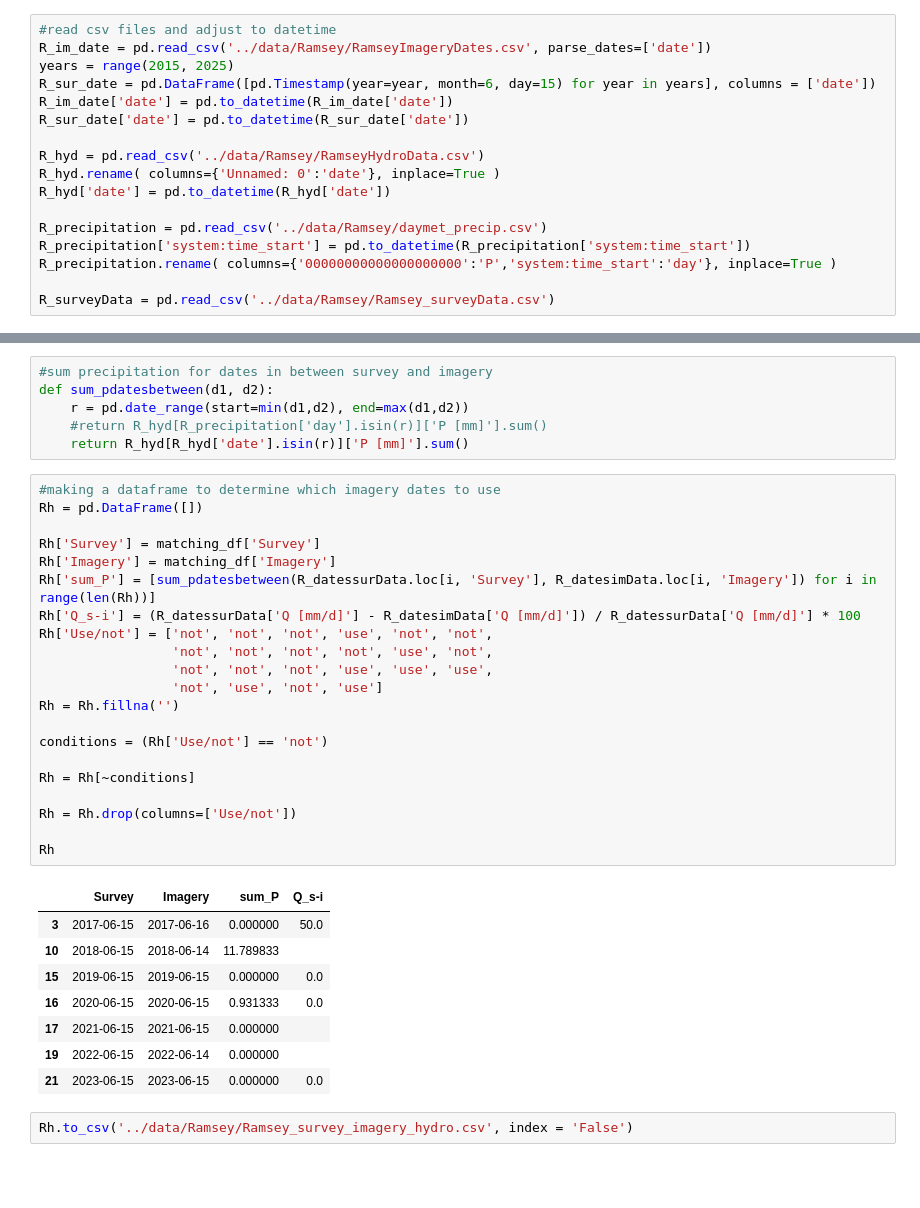
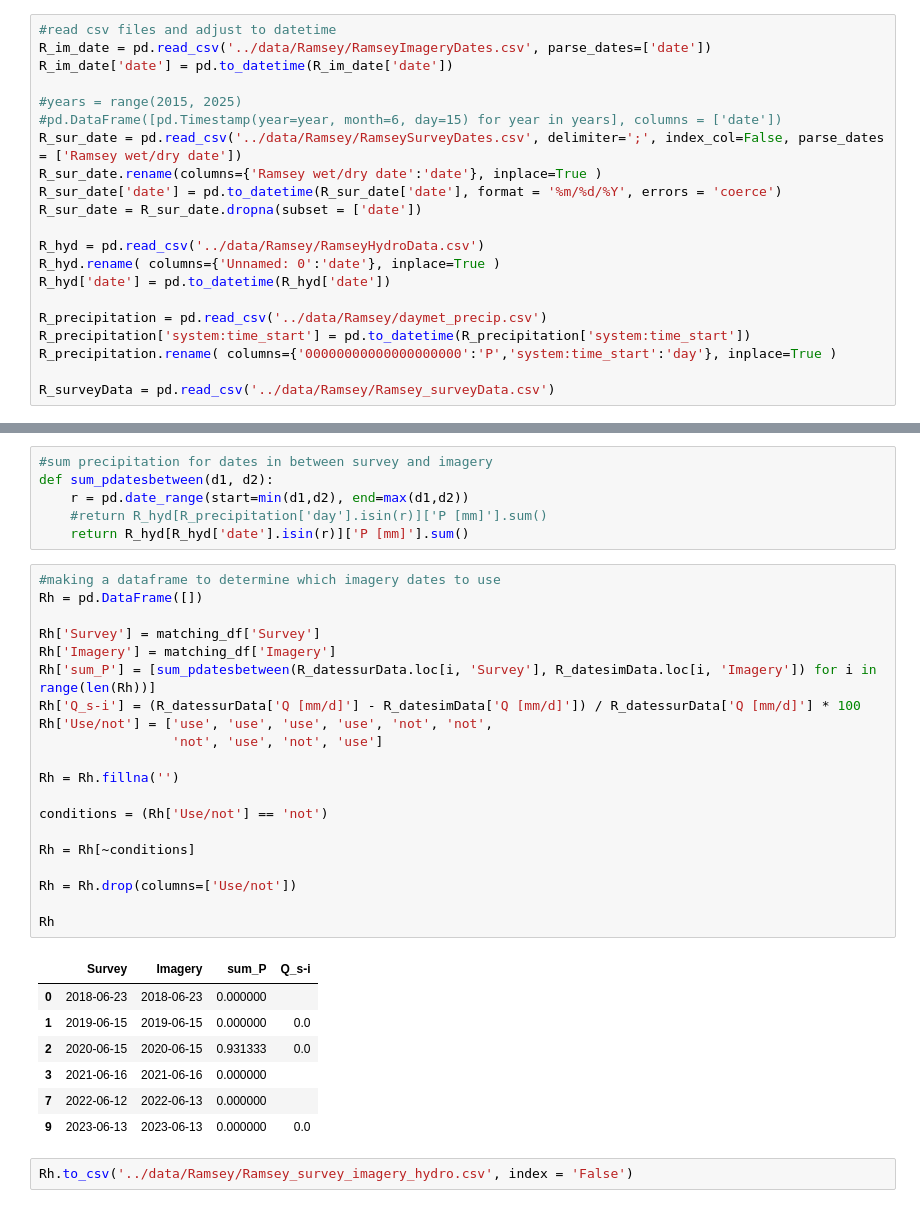
Before and after one commit to lapidesd/SanPedro_wetdry_pilot, a Jupyter notebook: code/Ramsey_survey_imagery.ipynb, the cells around one changed output, grey strips where cells are left out. Cells and saved outputs as stored; diff of their text form; blank space fills up the shorter version.

```diff
--- a/code/Ramsey_survey_imagery.ipynb
+++ b/code/Ramsey_survey_imagery.ipynb
@@ -9,10 +9,14 @@ from shapely import wkt
 # %%
 #read csv files and adjust to datetime
 R_im_date = pd.read_csv('../data/Ramsey/RamseyImageryDates.csv', parse_dates=['date'])
-years = range(2015, 2025)
-R_sur_date = pd.DataFrame([pd.Timestamp(year=year, month=6, day=15) for year in years], columns = ['date'])
 R_im_date['date'] = pd.to_datetime(R_im_date['date'])
-R_sur_date['date'] = pd.to_datetime(R_sur_date['date'])
+
+#years = range(2015, 2025)
+#pd.DataFrame([pd.Timestamp(year=year, month=6, day=15) for year in years], columns = ['date'])
+R_sur_date = pd.read_csv('../data/Ramsey/RamseySurveyDates.csv', delimiter=';', index_col=False, parse_dates = ['Ramsey wet/dry date'])
+R_sur_date.rename(columns={'Ramsey wet/dry date':'date'}, inplace=True )
+R_sur_date['date'] = pd.to_datetime(R_sur_date['date'], format = '%m/%d/%Y', errors = 'coerce')
+R_sur_date = R_sur_date.dropna(subset = ['date'])
 
 R_hyd = pd.read_csv('../data/Ramsey/RamseyHydroData.csv')
 R_hyd.rename( columns={'Unnamed: 0':'date'}, inplace=True )
@@ -77,32 +65,30 @@ def sum_pdatesbetween(d1, d2):
 # %%
 #making a dataframe to determine which imagery dates to use
 Rh = pd.DataFrame([])
 
 Rh['Survey'] = matching_df['Survey']
 Rh['Imagery'] = matching_df['Imagery']
 Rh['sum_P'] = [sum_pdatesbetween(R_datessurData.loc[i, 'Survey'], R_datesimData.loc[i, 'Imagery']) for i in range(len(Rh))]
 Rh['Q_s-i'] = (R_datessurData['Q [mm/d]'] - R_datesimData['Q [mm/d]']) / R_datessurData['Q [mm/d]'] * 100
-Rh['Use/not'] = ['not', 'not', 'not', 'use', 'not', 'not',
-                 'not', 'not', 'not', 'not', 'use', 'not',
-                 'not', 'not', 'not', 'use', 'use', 'use',
+Rh['Use/not'] = ['use', 'use', 'use', 'use', 'not', 'not',
                  'not', 'use', 'not', 'use']
+
 Rh = Rh.fillna('')
 
 conditions = (Rh['Use/not'] == 'not')
 
 Rh = Rh[~conditions]
 
 Rh = Rh.drop(columns=['Use/not'])
 
 Rh
 # %% [output]
 |  | Survey | Imagery | sum_P | Q_s-i |
-| 3 | 2017-06-15 | 2017-06-16 | 0.000000 | 50.0 |
-| 10 | 2018-06-15 | 2018-06-14 | 11.789833 |  |
-| 15 | 2019-06-15 | 2019-06-15 | 0.000000 | 0.0 |
-| 16 | 2020-06-15 | 2020-06-15 | 0.931333 | 0.0 |
-| 17 | 2021-06-15 | 2021-06-15 | 0.000000 |  |
-| 19 | 2022-06-15 | 2022-06-14 | 0.000000 |  |
-| 21 | 2023-06-15 | 2023-06-15 | 0.000000 | 0.0 |
+| 0 | 2018-06-23 | 2018-06-23 | 0.000000 |  |
+| 1 | 2019-06-15 | 2019-06-15 | 0.000000 | 0.0 |
+| 2 | 2020-06-15 | 2020-06-15 | 0.931333 | 0.0 |
+| 3 | 2021-06-16 | 2021-06-16 | 0.000000 |  |
+| 7 | 2022-06-12 | 2022-06-13 | 0.000000 |  |
+| 9 | 2023-06-13 | 2023-06-13 | 0.000000 | 0.0 |
 # %%
 Rh.to_csv('../data/Ramsey/Ramsey_survey_imagery_hydro.csv', index = 'False')
```
Also changed, not shown: parts of 17 cells of this notebook, 29 other files.
